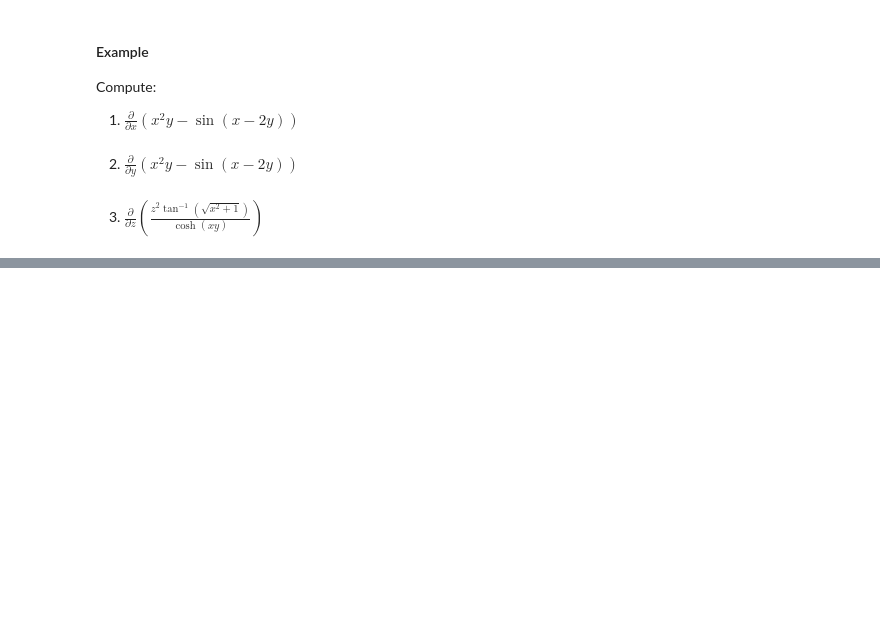
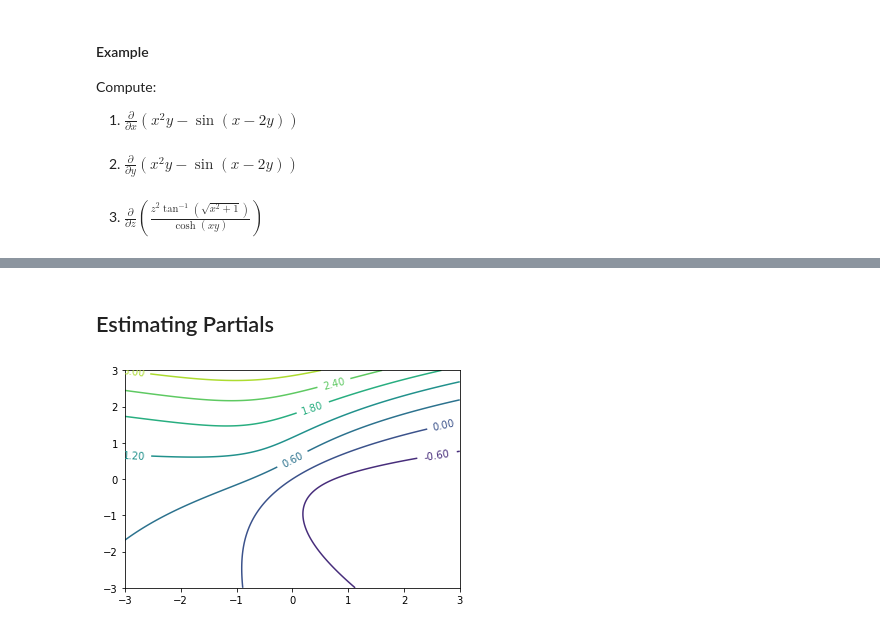
Before and after one commit to drewyoungren/mvc-f19, a Jupyter notebook: slides/mvc-L08.ipynb, the cells around one changed output, grey strips where cells are left out. Cells and saved outputs as stored; diff of their text form; code cells hidden in the pictures; blank space fills up the shorter version.

```diff
--- a/slides/mvc-L08.ipynb
+++ b/slides/mvc-L08.ipynb
@@ -245,0 +341,10 @@ Compute:
+# %% [markdown]
+## Estimating Partials
+# %%
+X = Y = np.linspace(-3,3,400)
+X,Y = np.meshgrid(X,Y)
+Z = (1.5**Y*Y - X) / sqrt(X**2 + Y**2 + 1)
+cs = plt.contour(X,Y,Z)
+plt.clabel(cs,fmt="%1.2f");
+# %% [output]
+[figure, added]
```
Also changed, not shown: parts of 12 cells of this notebook.
